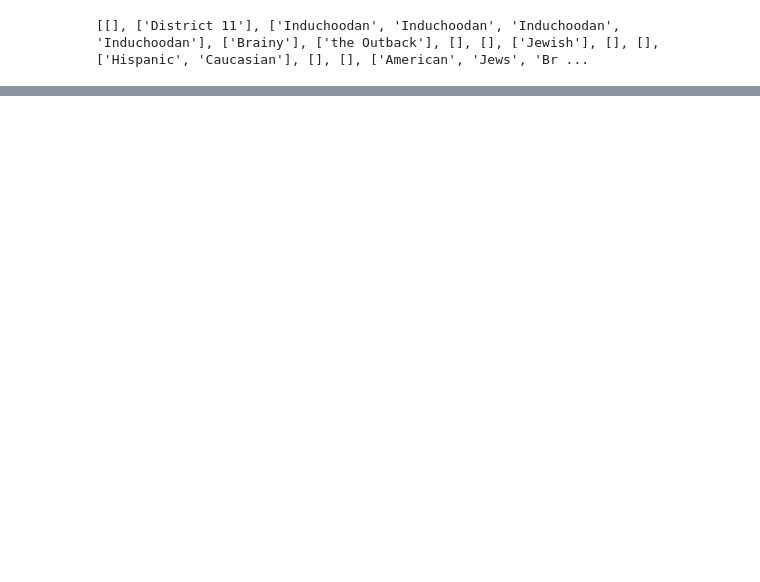
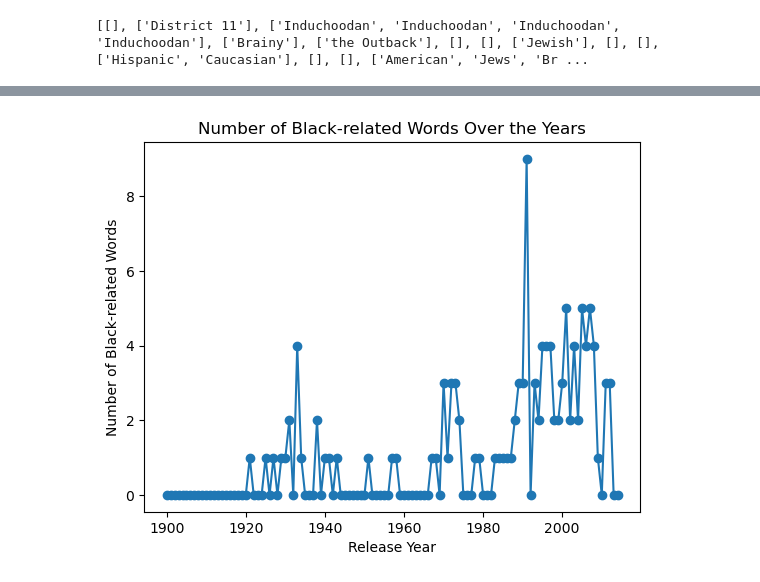
Before and after one commit to epfl-ada/ada-2023-project-padawans, a Jupyter notebook: Q3.ipynb, the cells around one changed output, grey strips where cells are left out. Cells and saved outputs as stored; diff of their text form; code cells hidden in the pictures; blank space fills up the shorter version.

```diff
--- a/Q3.ipynb
+++ b/Q3.ipynb
@@ -173,0 +254,13 @@ print(list)
+# %%
+african_american_keywords = [
+    "african american",
+    "black",
+    "afro-american",
+    "negro",
+    "nigger"
+    "afro",
+]
+ethnicity = 'Black'
+plot_occurrences(df,african_american_keywords,ethnicity)
+# %% [output]
+[figure, added]
```
Also changed, not shown: parts of 24 cells of this notebook.
